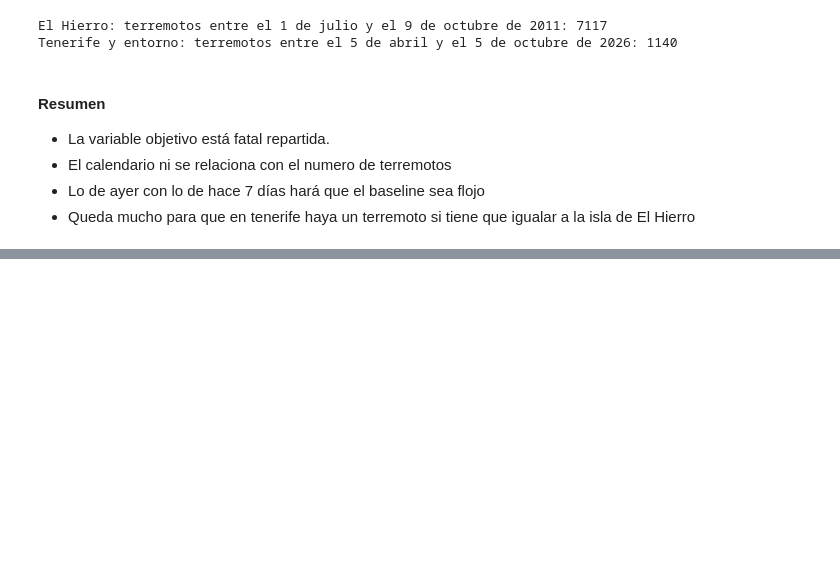
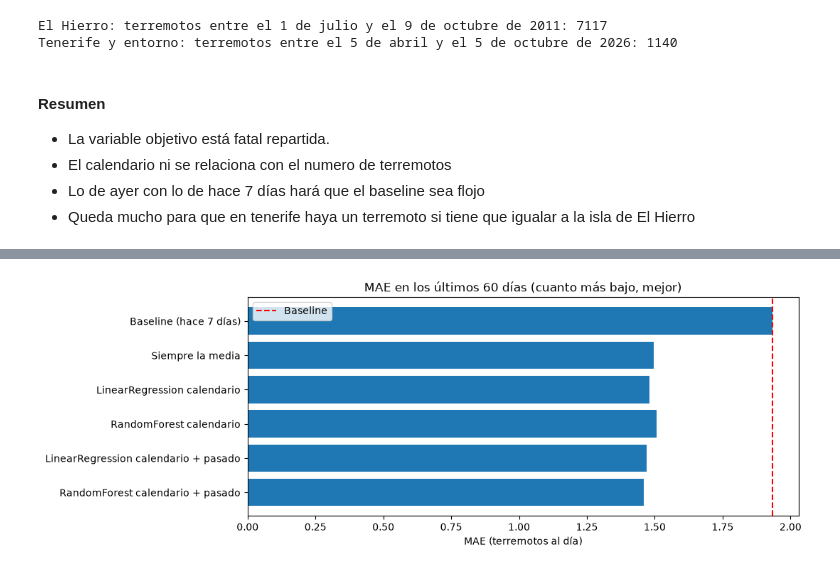
Before and after one commit to c0sh1/vulcano_earthquake, a Jupyter notebook: notebook/EDA.ipynb, the cells around one changed output, grey strips where cells are left out. Drawn from its saved outputs; the diff is of its cells as text; code cells hidden in the pictures; blank space fills up the shorter version.

Commit message:
Update EDA and models
requirements.txt and modelo_terremotos.pkl

```diff
--- a/notebook/EDA.ipynb
+++ b/notebook/EDA.ipynb
@@ -466,0 +559,24 @@ Tenerife y entorno: terremotos entre el 5 de abril y el 5 de octubre de 2026: 11
+# %%
+cols_todas = ["dia_semana", "mes", "dia_mes", "dia_ano", "ayer", "hace_7", "media_7"]
+
+X_train = train[cols_todas]
+X_test = test[cols_todas]
+
+# Regresión lineal (con datos normalizados)
+scaler = StandardScaler()
+X_train_norm = scaler.fit_transform(X_train)
+X_test_norm = scaler.transform(X_test)
+
+lr = LinearRegression()
+lr.fit(X_train_norm, y_train)
+pred_lr = lr.predict(X_test_norm)
+mae_lr = mean_absolute_error(y_test, pred_lr)
+
+# Random Forest
+rf = RandomForestRegressor(n_estimators=200, random_state=42)
+rf.fit(X_train, y_train)
+pred_rf = rf.predict(X_test)
+mae_rf = mean_absolute_error(y_test, pred_rf)
+
+print("MAE LinearRegression (calendario + pasado):", round(mae_lr, 2))
+print("MAE RandomForest (calendario + pasado):    ", round(mae_rf, 2))
@@ -466,0 +588,9 @@ Tenerife y entorno: terremotos entre el 5 de abril y el 5 de octubre de 2026: 11
+# %%
+resultados = pd.DataFrame({
+    "modelo": ["Baseline (hace 7 días)", "Siempre la media",
+               "LinearRegression calendario", "RandomForest calendario",
+               "LinearRegression calendario + pasado", "RandomForest calendario + pasado"],
+    "MAE": [mae_baseline, mae_media, mae_lr_cal, mae_rf_cal, mae_lr, mae_rf]
+})
+resultados["mejora_sobre_baseline_%"] = (1 - resultados["MAE"] / mae_baseline) * 100
+resultados.round(2)
@@ -466,0 +605,11 @@ Tenerife y entorno: terremotos entre el 5 de abril y el 5 de octubre de 2026: 11
+# %%
+plt.figure(figsize=(10, 4))
+plt.barh(resultados["modelo"], resultados["MAE"])
+plt.axvline(mae_baseline, color="red", linestyle="--", label="Baseline")
+plt.gca().invert_yaxis()
+plt.title("MAE en los últimos 60 días (cuanto más bajo, mejor)")
+plt.xlabel("MAE (terremotos al día)")
+plt.legend()
+plt.show()
+# %% [output]
+[figure, added]
```
Also changed, not shown: parts of 25 cells of this notebook, 3 other files.
